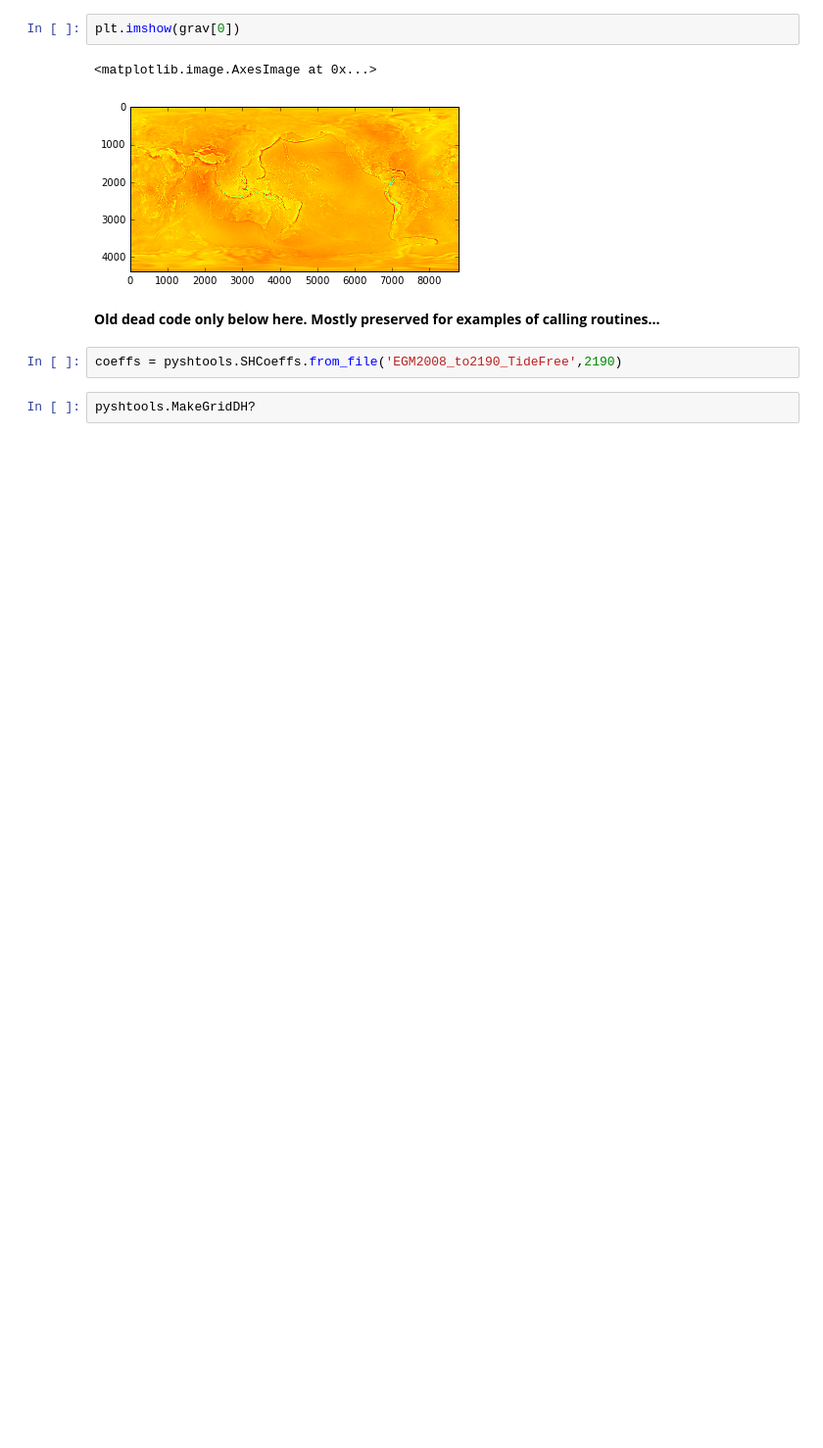
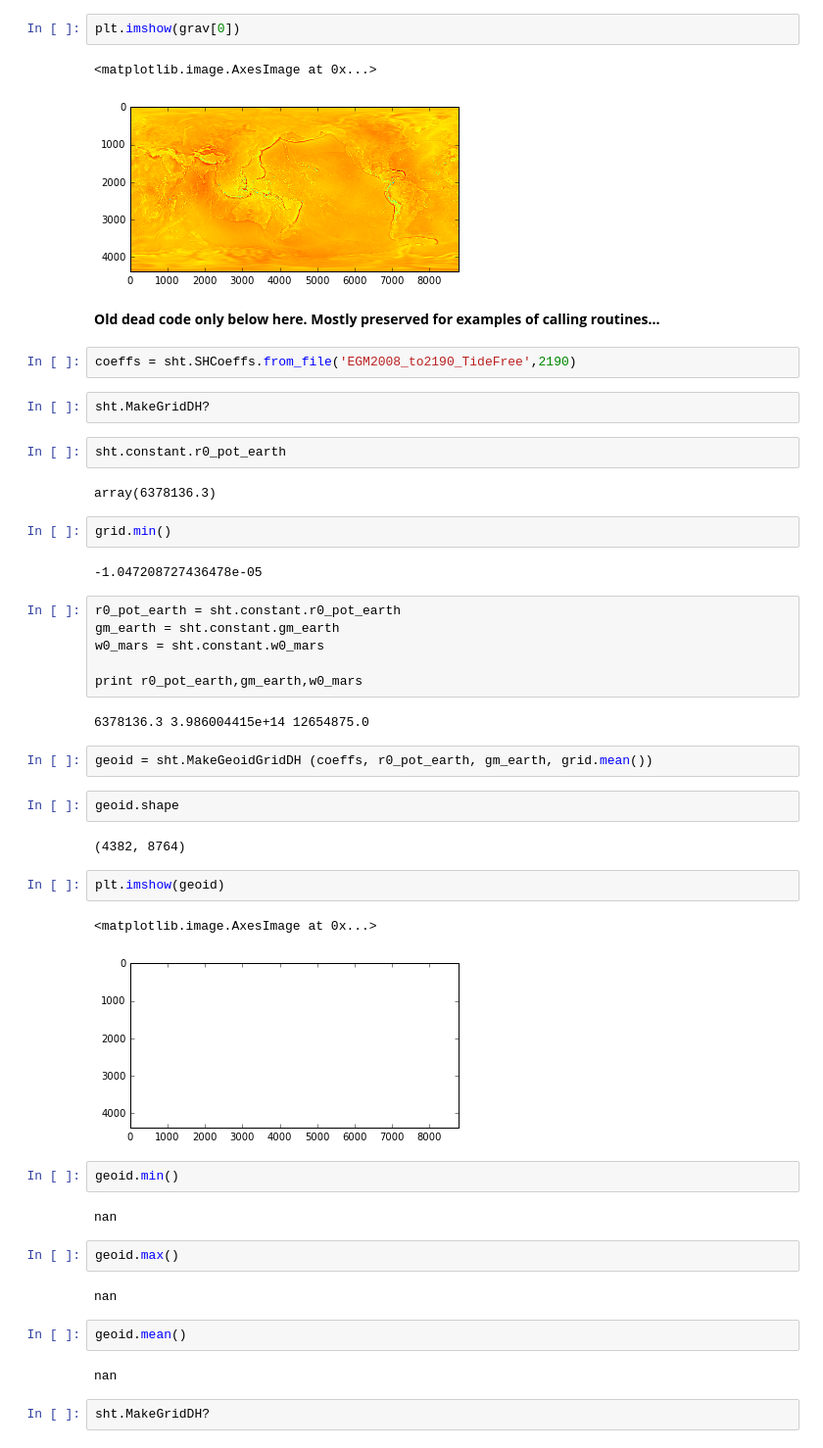
Before and after one commit to korin-worm-code/GravityTomo, a Jupyter notebook: GravTomo.ipynb, the cells around one changed output. Shown at 98% size. Saved outputs shown, nothing was run; the diff lists cells and outputs as text; blank space fills up the shorter version.

```diff
--- a/GravTomo.ipynb
+++ b/GravTomo.ipynb
@@ -44,6 +46,47 @@ plt.imshow(grav[0])
 
 **Old dead code only below here. Mostly preserved for examples of calling routines...**
 # %%
-coeffs = pyshtools.SHCoeffs.from_file('EGM2008_to2190_TideFree',2190)
+coeffs = sht.SHCoeffs.from_file('EGM2008_to2190_TideFree',2190)
 # %%
-pyshtools.MakeGridDH?
+sht.MakeGridDH?
+# %%
+sht.constant.r0_pot_earth
+# %% [output]
+array(6378136.3)
+# %%
+grid.min()
+# %% [output]
+-1.047208727436478e-05
+# %%
+r0_pot_earth = sht.constant.r0_pot_earth
+gm_earth = sht.constant.gm_earth
+w0_mars = sht.constant.w0_mars
+
+print r0_pot_earth,gm_earth,w0_mars
+# %% [output]
+6378136.3 3.986004415e+14 12654875.0
+# %%
+geoid = sht.MakeGeoidGridDH (coeffs, r0_pot_earth, gm_earth, grid.mean())
+# %%
+geoid.shape
+# %% [output]
+(4382, 8764)
+# %%
+plt.imshow(geoid)
+# %% [output]
+<matplotlib.image.AxesImage at 0x...>
+[figure, added]
+# %%
+geoid.min()
+# %% [output]
+nan
+# %%
+geoid.max()
+# %% [output]
+nan
+# %%
+geoid.mean()
+# %% [output]
+nan
+# %%
+sht.MakeGridDH?
```
Also changed, not shown: parts of 11 cells of this notebook.
